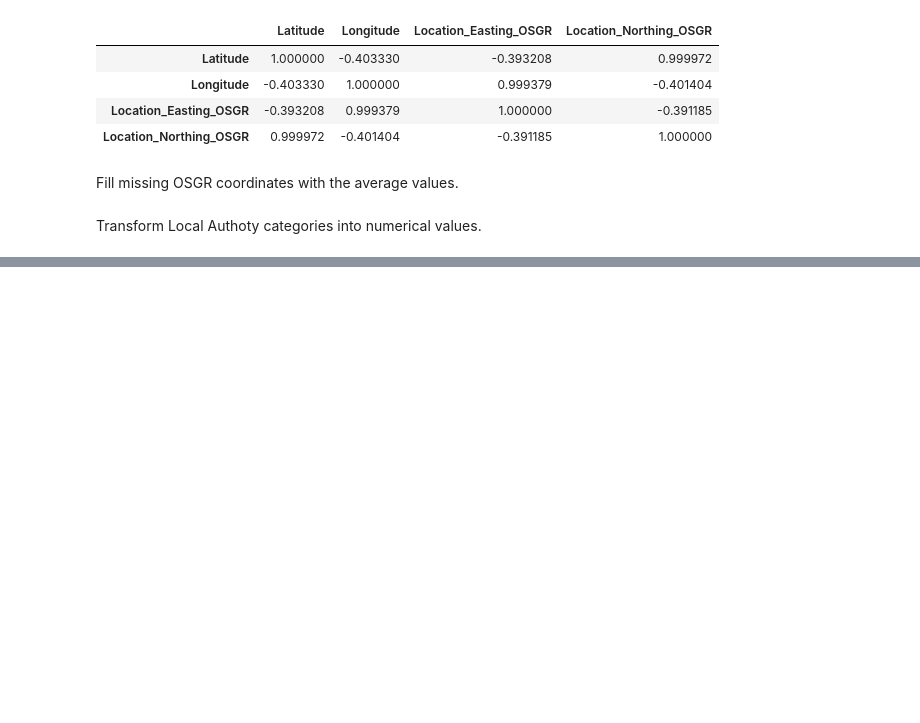
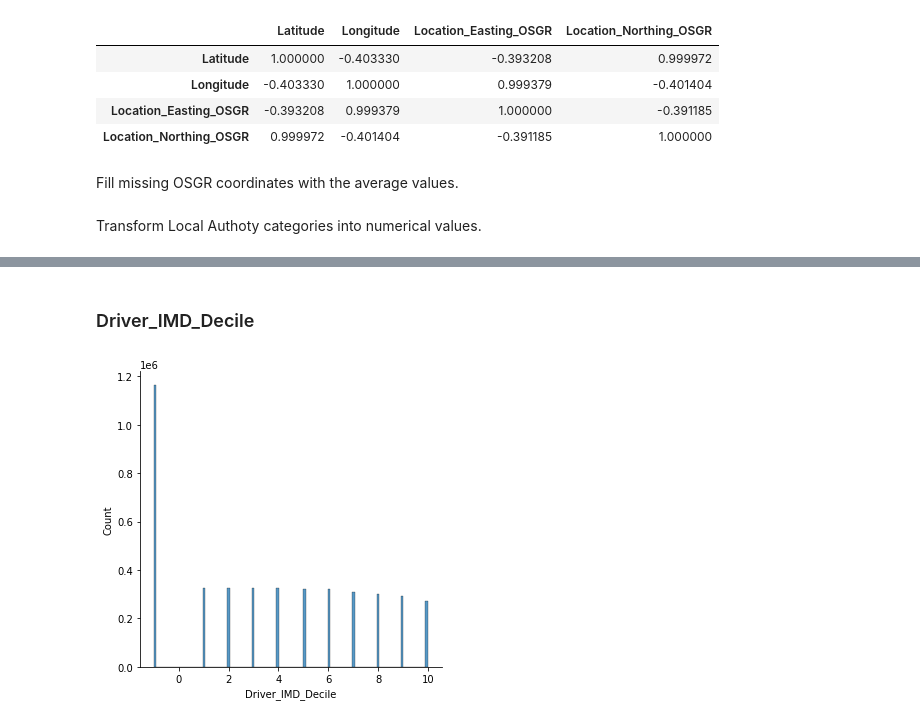
Before and after one commit to alejack9/Accident-Severity-Prediction-Map-Reduce, a Jupyter notebook: external/preprocessing.ipynb, the cells around one changed output, grey strips where cells are left out. Cells and saved outputs as stored; diff of their text form; code cells hidden in the pictures; blank space fills up the shorter version.

```diff
--- a/external/preprocessing.ipynb
+++ b/external/preprocessing.ipynb
@@ -104,0 +108,4 @@ df['Local_Authority_(Highway)'] = pd.factorize(df['Local_Authority_(Highway)'])[
+# %%
+def replace_with_median_inplace(df, col, to_replace=-1):
+    median = df[df[col] != to_replace][col].median()
+    df[col] = df[col].replace(to_replace, median)
@@ -104,0 +131,8 @@ df['Local_Authority_(Highway)'] = pd.factorize(df['Local_Authority_(Highway)'])[
+# %% [markdown]
+### Driver_IMD_Decile
+# %%
+sns.displot(df['Driver_IMD_Decile'])
+
+replace_with_median_inplace(df, 'Driver_IMD_Decile')
+# %% [output]
+[figure, added]
```
Also changed, not shown: parts of 26 cells of this notebook.
